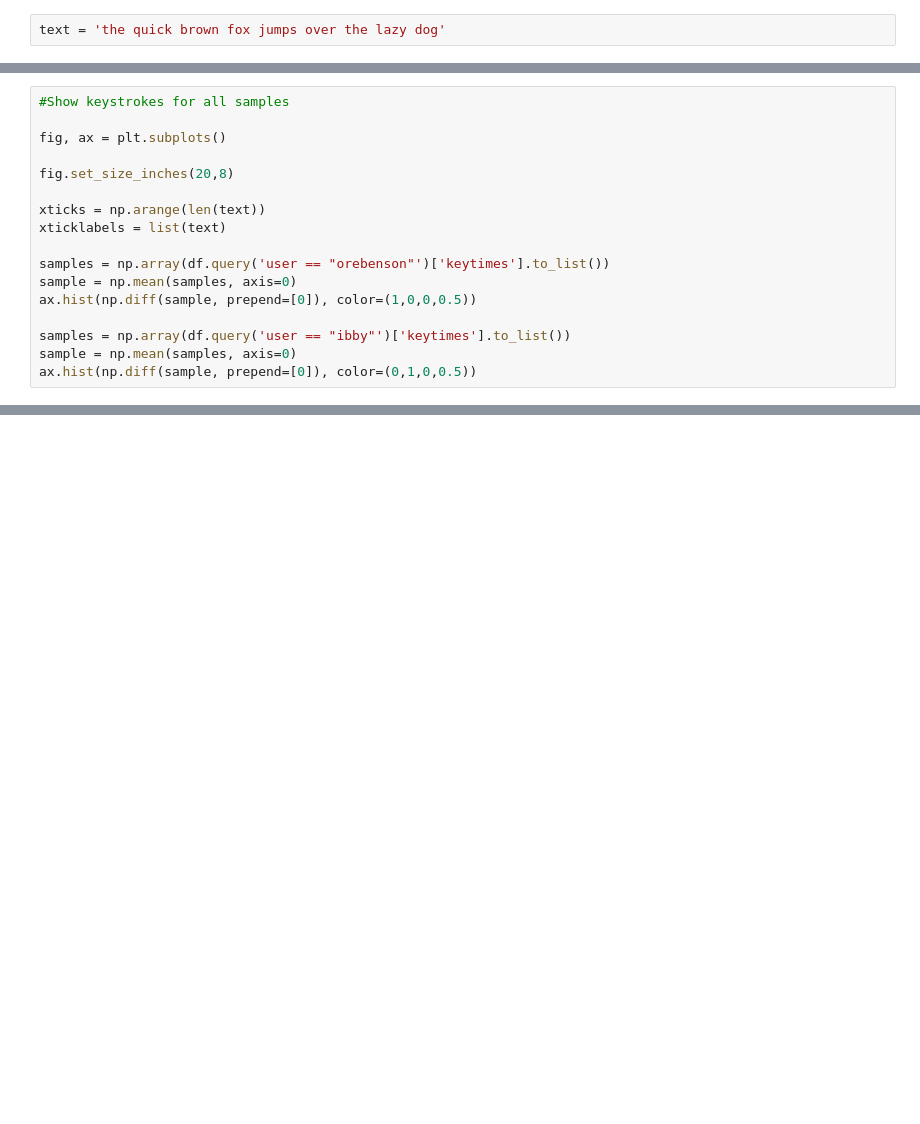
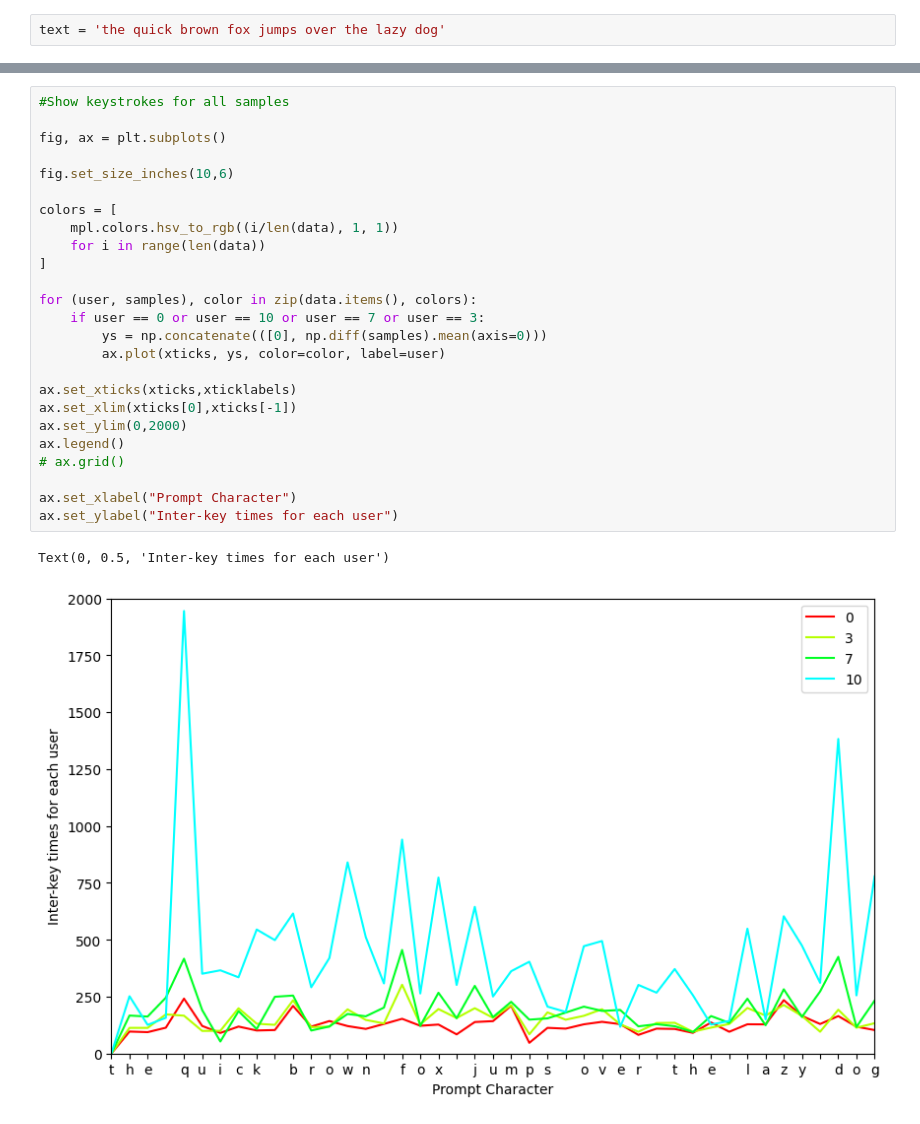
Before and after one commit to orebenson/keystroke_authentication, a Jupyter notebook: analysis/test.ipynb, the cells around one changed output, grey strips where cells are left out. Saved outputs shown, nothing was run; the diff lists cells and outputs as text; blank space fills up the shorter version.

```diff
--- a/analysis/test.ipynb
+++ b/analysis/test.ipynb
@@ -95,17 +184,0 @@ No artists with labels found to put in legend.  Note that artists whose label st
-# %%
-#Show keystrokes for all samples
-
-fig, ax = plt.subplots()
-
-fig.set_size_inches(20,8)
-
-xticks = np.arange(len(text))
-xticklabels = list(text)
-
-samples = np.array(df.query('user == "orebenson"')['keytimes'].to_list())
-sample = np.mean(samples, axis=0)
-ax.hist(np.diff(sample, prepend=[0]), color=(1,0,0,0.5))
-
-samples = np.array(df.query('user == "ibby"')['keytimes'].to_list())
-sample = np.mean(samples, axis=0)
-ax.hist(np.diff(sample, prepend=[0]), color=(0,1,0,0.5))
@@ -165,0 +185,28 @@ for i in range(10,12):
+# %%
+#Show keystrokes for all samples
+
+fig, ax = plt.subplots()
+
+fig.set_size_inches(10,6)
+
+colors = [
+    mpl.colors.hsv_to_rgb((i/len(data), 1, 1))
+    for i in range(len(data))
+]
+
+for (user, samples), color in zip(data.items(), colors):
+    if user == 0 or user == 10 or user == 7 or user == 3:
+        ys = np.concatenate(([0], np.diff(samples).mean(axis=0)))
+        ax.plot(xticks, ys, color=color, label=user)
+
+ax.set_xticks(xticks,xticklabels)
+ax.set_xlim(xticks[0],xticks[-1])
+ax.set_ylim(0,2000)
+ax.legend()
+# ax.grid()
+
+ax.set_xlabel("Prompt Character")
+ax.set_ylabel("Inter-key times for each user")
+# %% [output]
+Text(0, 0.5, 'Inter-key times for each user')
+[figure, added]
```
Also changed, not shown: parts of 36 cells of this notebook, 5 other files.
